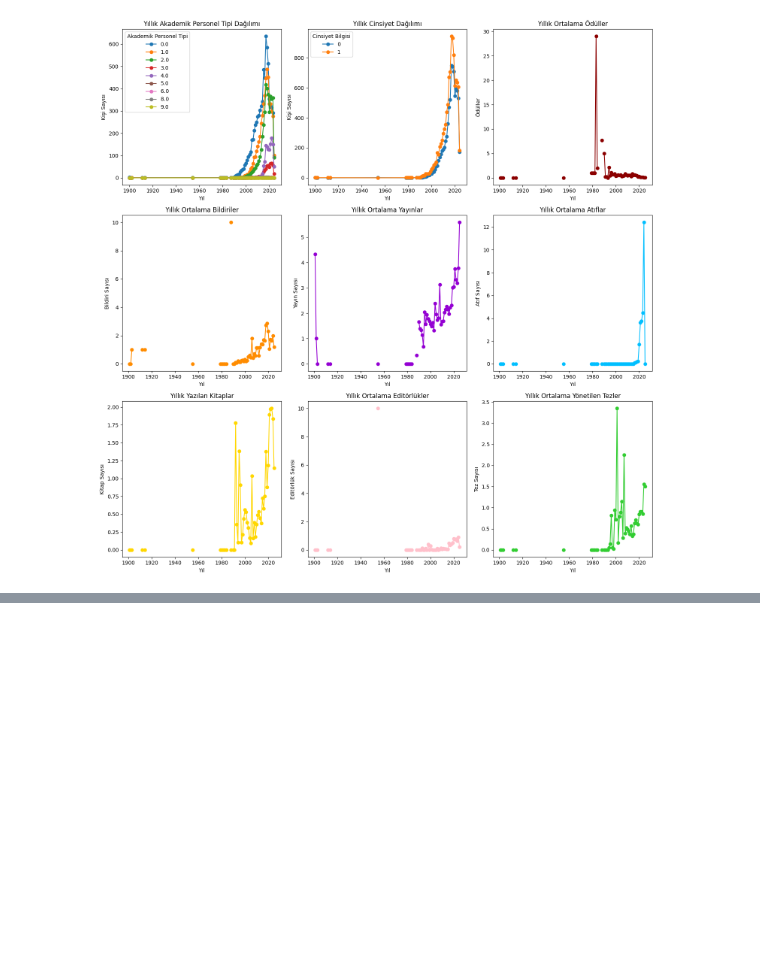
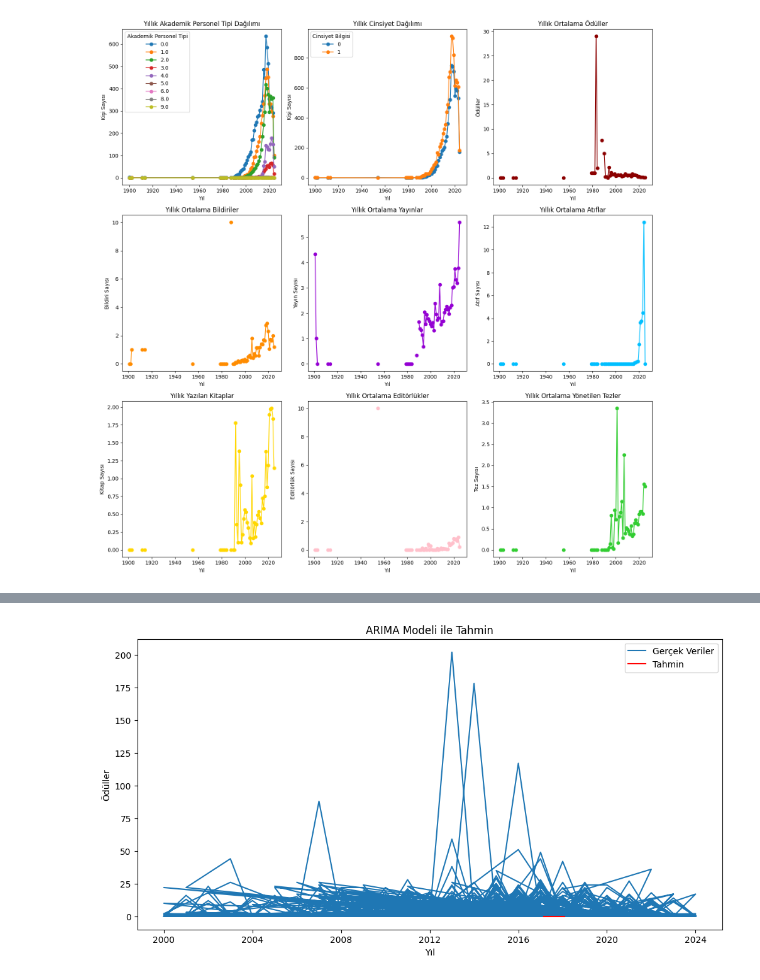
Before and after one commit to elifftop/Proje2, a Jupyter notebook: deneme.ipynb, the cells around one changed output, grey strips where cells are left out. Drawn from its saved outputs; the diff is of its cells as text; code cells hidden in the pictures; blank space fills up the shorter version.

```diff
--- a/deneme.ipynb
+++ b/deneme.ipynb
@@ -1475,0 +1626,16 @@ plt.show()
+# %%
+from statsmodels.tsa.arima.model import ARIMA
+
+model = ARIMA(df_year['Ödüller'], order=(5, 1, 0))  # (p,d,q) parametreleri ile ARIMA modeli oluşturma
+model_fit = model.fit()
+forecast = model_fit.forecast(steps=12)  # 12 ay sonrasını tahmin etme
+plt.figure(figsize=(12, 6))
+plt.plot(df_year.index, df_year['Ödüller'], label='Gerçek Veriler')
+plt.plot(pd.date_range(start=df_year.index[-1], periods=13, freq='M')[1:], forecast, color='red', label='Tahmin')
+plt.title('ARIMA Modeli ile Tahmin')
+plt.xlabel('Yıl')
+plt.ylabel('Ödüller')
+plt.legend()
+plt.show()
+# %% [output]
+[figure, added]
```
Also changed, not shown: parts of 5 cells of this notebook.
